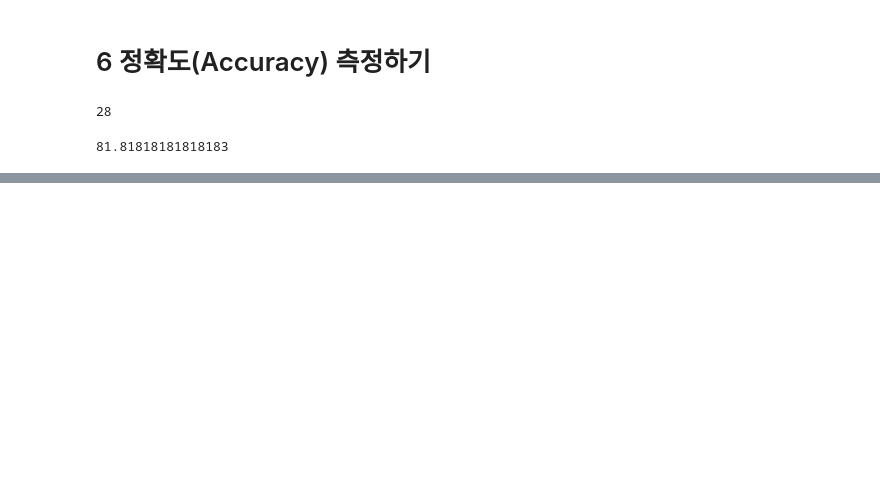
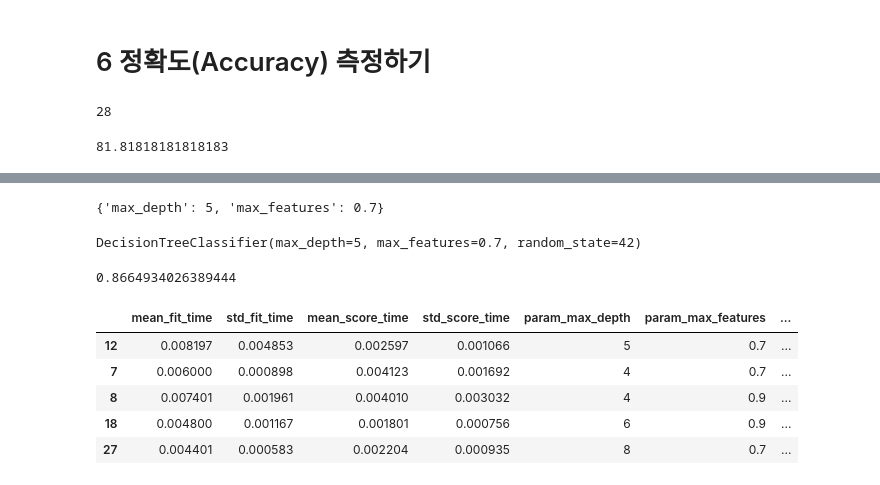
Before and after one commit to jang3463/scikit-learn-practice, a Jupyter notebook: 모델과 파라미터 찾기.ipynb, the cells around one changed output, grey strips where cells are left out. Drawn from its saved outputs; the diff is of its cells as text; code cells hidden in the pictures; blank space fills up the shorter version.

```diff
--- a/모델과 파라미터 찾기.ipynb
+++ b/모델과 파라미터 찾기.ipynb
@@ -110,0 +147,11 @@ accuracy_score(y_test,y_predict)*100
+# %%
+# max_features 전체의 피쳐를 다 사용하지않고 몇 퍼센트를 사용할건지
+# 크로스 밸리데이션을 5개의 조각으로 나눔
+
+from sklearn.model_selection import GridSearchCV
+
+model = DecisionTreeClassifier(random_state = 42)
+param_grid={"max_depth":range(3,12),
+            "max_features":[0.3,0.5,0.7,0.9,1]}
+clf = GridSearchCV(model, param_grid=param_grid, n_jobs=-1,  cv=5,verbose=1 )
+clf
@@ -110,0 +163,2 @@ accuracy_score(y_test,y_predict)*100
+# %%
+clf.fit(x_train,y_train)
@@ -110,0 +174,21 @@ accuracy_score(y_test,y_predict)*100
+# %%
+clf.best_params_
+# %% [output]
+{'max_depth': 5, 'max_features': 0.7}
+# %%
+clf.best_estimator_
+# %% [output]
+DecisionTreeClassifier(max_depth=5, max_features=0.7, random_state=42)
+# %%
+clf.best_score_
+# %% [output]
+0.8664934026389444
+# %%
+pd.DataFrame(clf.cv_results_).sort_values(by='rank_test_score').head()
+# %% [output]
+|  | mean_fit_time | std_fit_time | mean_score_time | std_score_time | param_max_depth | param_max_features | ... |
+| 12 | 0.008197 | 0.004853 | 0.002597 | 0.001066 | 5 | 0.7 | ... |
+| 7 | 0.006000 | 0.000898 | 0.004123 | 0.001692 | 4 | 0.7 | ... |
+| 8 | 0.007401 | 0.001961 | 0.004010 | 0.003032 | 4 | 0.9 | ... |
+| 18 | 0.004800 | 0.001167 | 0.001801 | 0.000756 | 6 | 0.9 | ... |
+| 27 | 0.004401 | 0.000583 | 0.002204 | 0.000935 | 8 | 0.7 | ... |
```
Also changed, not shown: parts of 18 cells of this notebook.
